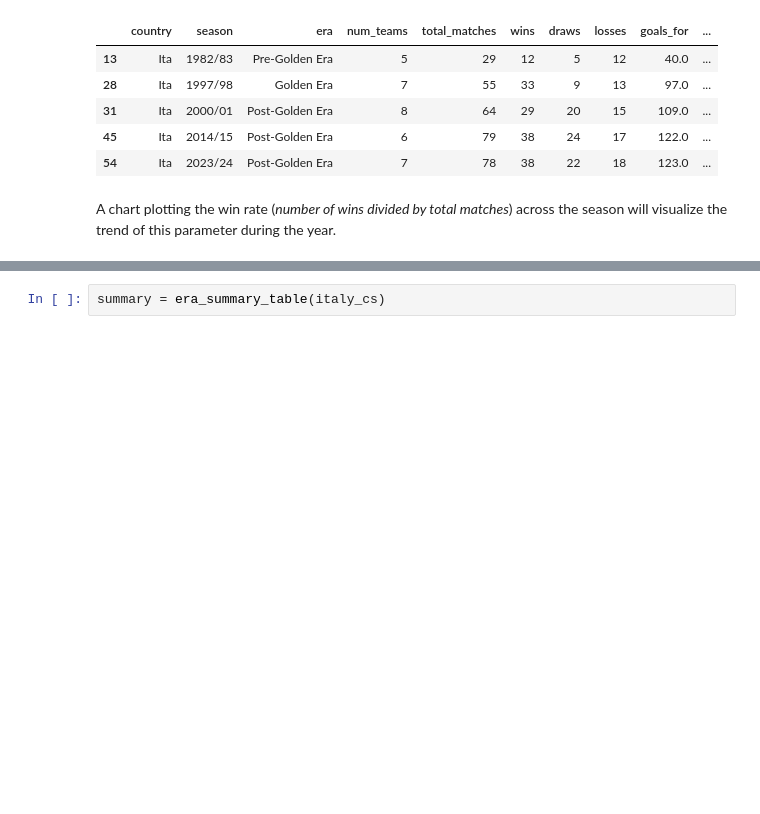
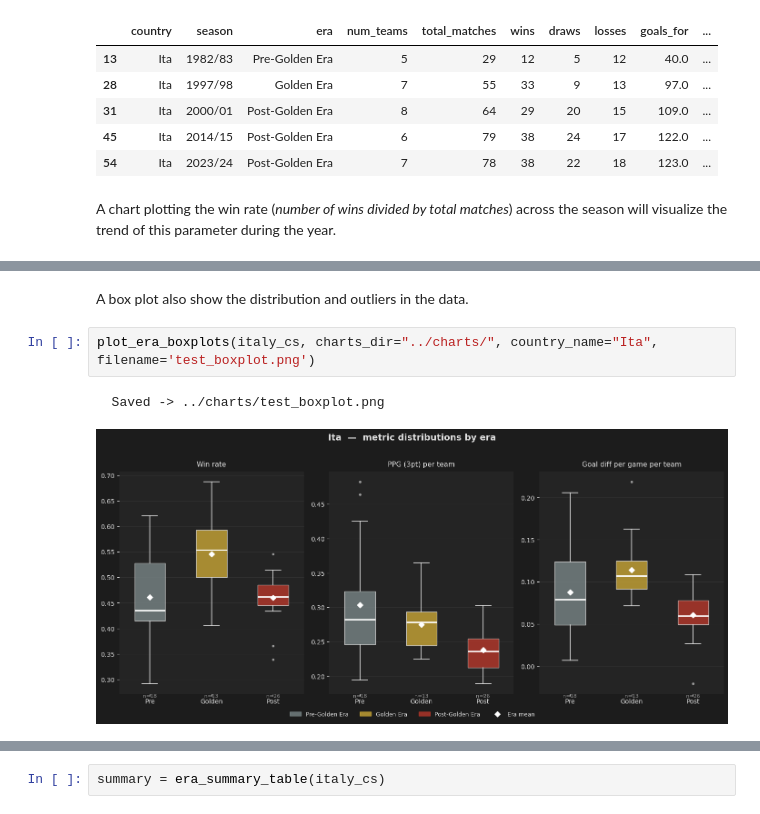
Before and after one commit to pacoraggio/Italian-Football-Clubs-Analysis, a Jupyter notebook: analysis.ipynb, the cells around one changed output, grey strips where cells are left out. Saved outputs shown, nothing was run; the diff lists cells and outputs as text; blank space fills up the shorter version.

Commit message:
added boxplot

```diff
--- a/analysis.ipynb
+++ b/analysis.ipynb
@@ -151 +151,8 @@ plot_italy_season_trend(italy_cs, charts_dir="../charts/", country_name="Ita",fi
+# %% [markdown]
+A box plot also show the distribution and outliers in the data.
+# %%
+plot_era_boxplots(italy_cs, charts_dir="../charts/", country_name="Ita", filename='test_boxplot.png')
+# %% [output]
+  Saved -> ../charts/test_boxplot.png
+[figure, added]
 # %% [markdown]
```
Also changed, not shown: parts of 3 cells of this notebook.
